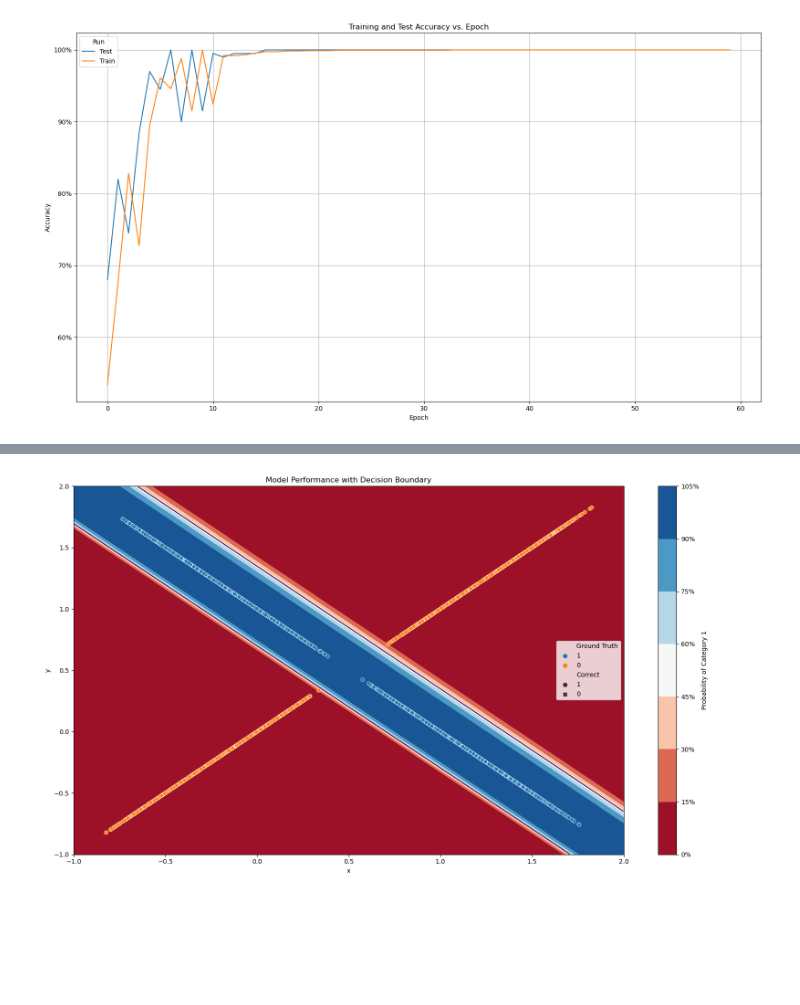
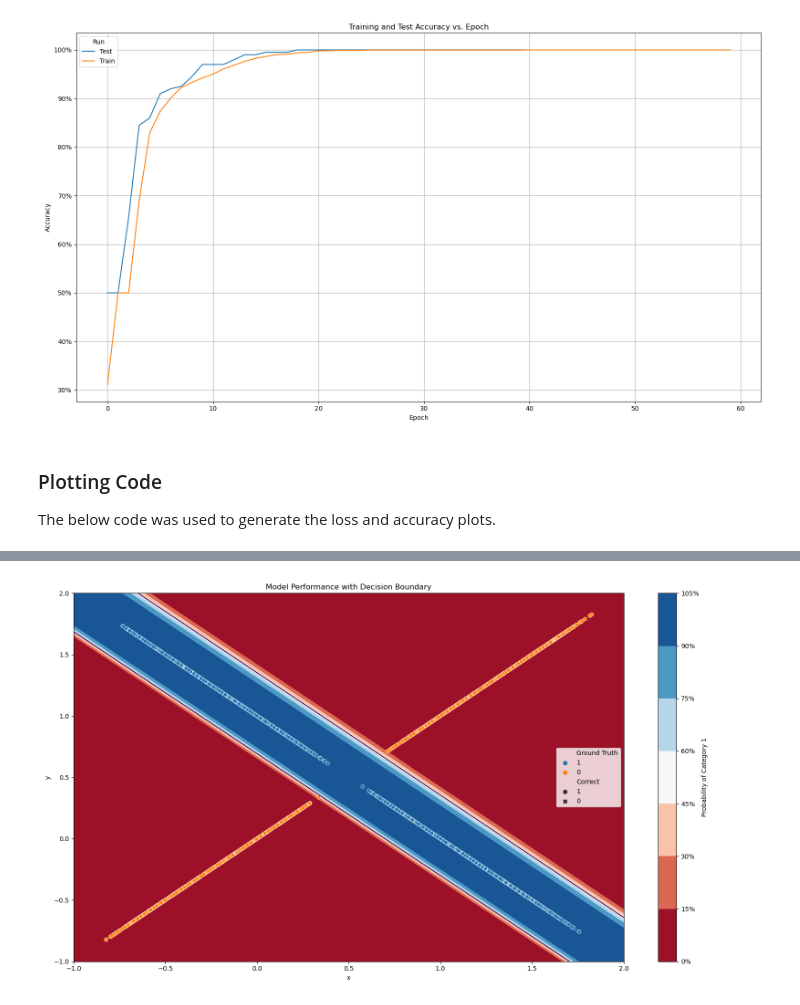
Before and after one commit to wblackucimath/project_xor, a Jupyter notebook: Project_XOR.ipynb, the cells around one changed output, grey strips where cells are left out. Saved outputs shown, nothing was run; the diff lists cells and outputs as text; code cells hidden in the pictures; blank space fills up the shorter version.

```diff
--- a/Project_XOR.ipynb
+++ b/Project_XOR.ipynb
@@ -82,4 +150,8 @@ display.Image(files("proj_xor.plots.metrics").joinpath("loss_plot.png"))
 # %%
-display.Image(files("proj_xor.plots.metrics").joinpath("accuracy_plot.png"))
+display.Image(files("proj_xor.plots.metrics").joinpath("accuracy.png"))
 # %% [output]
-[figure, old version]
+[figure, new version]
+# %% [markdown]
+### Plotting Code
+
+The below code was used to generate the loss and accuracy plots.
```
Also changed, not shown: parts of 17 cells of this notebook, 9 other files.
